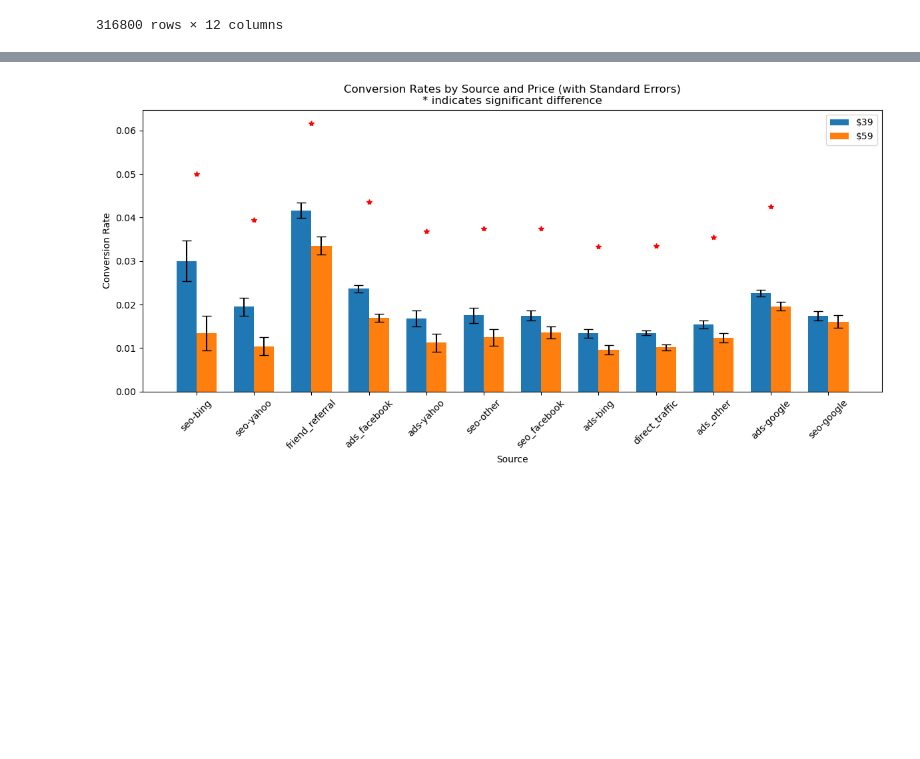
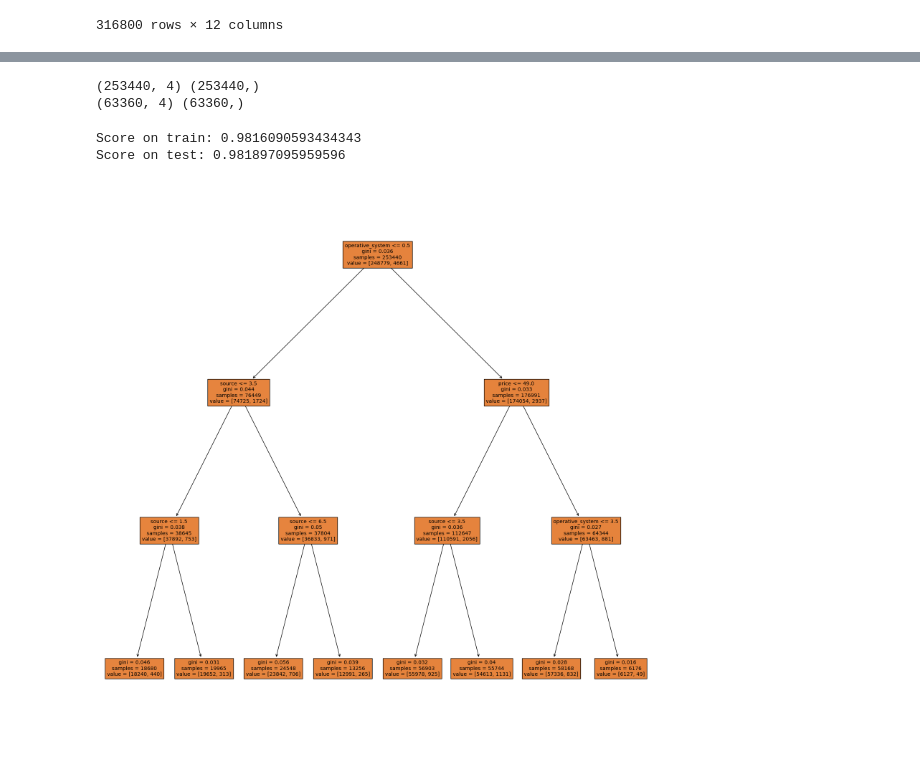
Before and after one commit to DYYasUNCStudent/DATA110, a Jupyter notebook: Final Project/price.ipynb, the cells around one changed output, grey strips where cells are left out. Saved outputs shown, nothing was run; the diff lists cells and outputs as text; code cells hidden in the pictures; blank space fills up the shorter version.

Commit message:
Updated decision tree

```diff
--- a/Final Project/price.ipynb
+++ b/Final Project/price.ipynb
@@ -174,34 +58,42 @@ Test Results:
-# %%
-# Visualization
-plt.figure(figsize=(12, 6))
-x = np.arange(len(results_df))
-width = 0.35
-
-# Create bars
-plt.bar(x - width/2, results_df['conversion_rate_39'], width, label='$39')
-plt.bar(x + width/2, results_df['conversion_rate_59'], width, label='$59')
-
-# Add error bars for both groups
-plt.errorbar(x - width/2, results_df['conversion_rate_39'],
-            yerr=results_df['se_39'],
-            fmt='none', color='black', capsize=5)
-plt.errorbar(x + width/2, results_df['conversion_rate_59'],
-            yerr=results_df['se_59'],
-            fmt='none', color='black', capsize=5)
-
-# Add significance markers
-for i, is_sig in enumerate(results_df['significant']):
-    if is_sig:
-        plt.plot(i, max(results_df['conversion_rate_39'].iloc[i],
-                       results_df['conversion_rate_59'].iloc[i]) + 0.02,
-                '*', color='red')
-
-plt.xlabel('Source')
-plt.ylabel('Conversion Rate')
-plt.title('Conversion Rates by Source and Price (with Standard Errors)\n* indicates significant difference')
-plt.xticks(x, results_df['source'], rotation=45)
-plt.legend()
-plt.tight_layout()
-plt.show()
-# %% [output]
-[figure, removed]
+# %%
+# Prepare data for decision tree
+from sklearn.tree import DecisionTreeClassifier, plot_tree
+test_set = test_merged.drop(columns= ['user_id', 'timestamp', 'test', 'city', 'country', 'lat', 'long'] )
+
+train = test_set.sample(frac=0.8)
+test = test_set.drop(index=train.index)
+
+train['source'] = train.source.replace({'ads_facebook': 0, 'seo-google': 1, 'ads-bing': 2, 'direct_traffic': 3, 'ads-google': 4, 'seo_facebook': 5, 'friend_referral': 6, 'ads_other': 7, 'ads-yahoo': 8, 'seo-yahoo': 9, 'seo-bing': 10, 'seo-other': 11})
+train['device'] = train.device.replace({'mobile': 0, 'web': 1})
+train['operative_system'] = train.operative_system.replace({'iOS': 0, 'android': 1, 'mac': 2, 'windows': 3, 'linux': 4, 'other': 5})
+
+test['source'] = test.source.replace({'ads_facebook': 0, 'seo-google': 1, 'ads-bing': 2, 'direct_traffic': 3, 'ads-google': 4, 'seo_facebook': 5, 'friend_referral': 6, 'ads_other': 7, 'ads-yahoo': 8, 'seo-yahoo': 9, 'seo-bing': 10, 'seo-other': 11})
+test['device'] = test.device.replace({'mobile': 0, 'web': 1})
+test['operative_system'] = test.operative_system.replace({'iOS': 0, 'android': 1, 'mac': 2, 'windows': 3, 'linux': 4, 'other': 5})
+
+train = train.astype(float)
+test = test.astype(float)
+# %%
+y_train = train['converted']
+X_train = train.drop(columns=['converted'])
+print(X_train.shape, y_train.shape)
+
+y_test = test['converted']
+X_test = test.drop(columns=['converted'])
+print(X_test.shape, y_test.shape)
+# %% [output]
+(253440, 4) (253440,)
+(63360, 4) (63360,)
+# %%
+T = DecisionTreeClassifier(max_depth=3)
+T.fit(X_train, y_train) # train the model
+
+print('Score on train:', T.score(X_train, y_train)) # evaluate on train data
+print('Score on test:', T.score(X_test, y_test)) # evaluate on test data
+
+fig, ax = plt.subplots(1, figsize = (20, 20))
+p = plot_tree(T, filled = True, feature_names = X_train.columns)
+# %% [output]
+Score on train: 0.9816090593434343
+Score on test: 0.981897095959596
+[figure, added]
```
Also changed, not shown: parts of 3 cells of this notebook.
